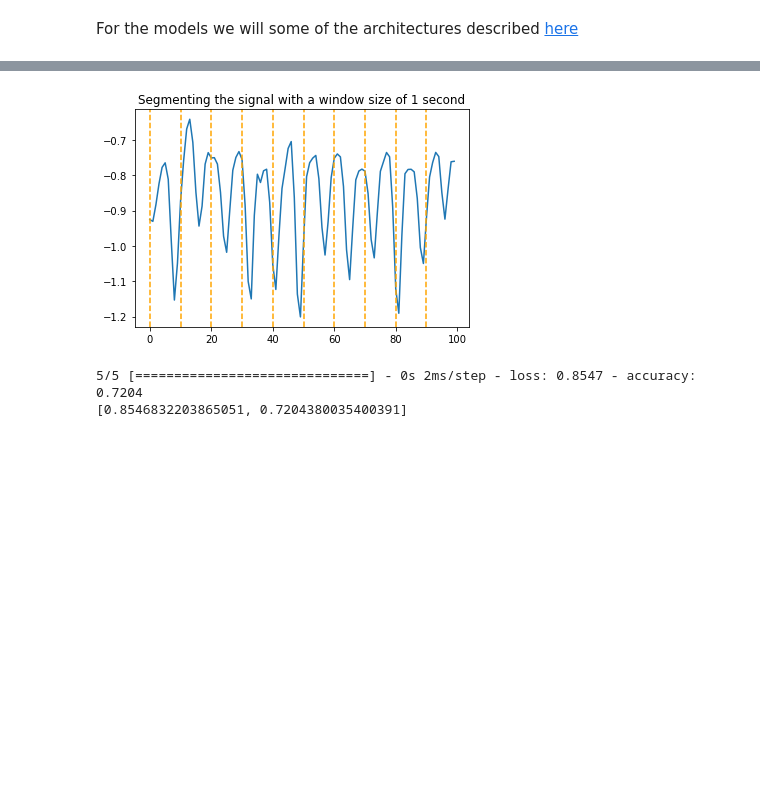
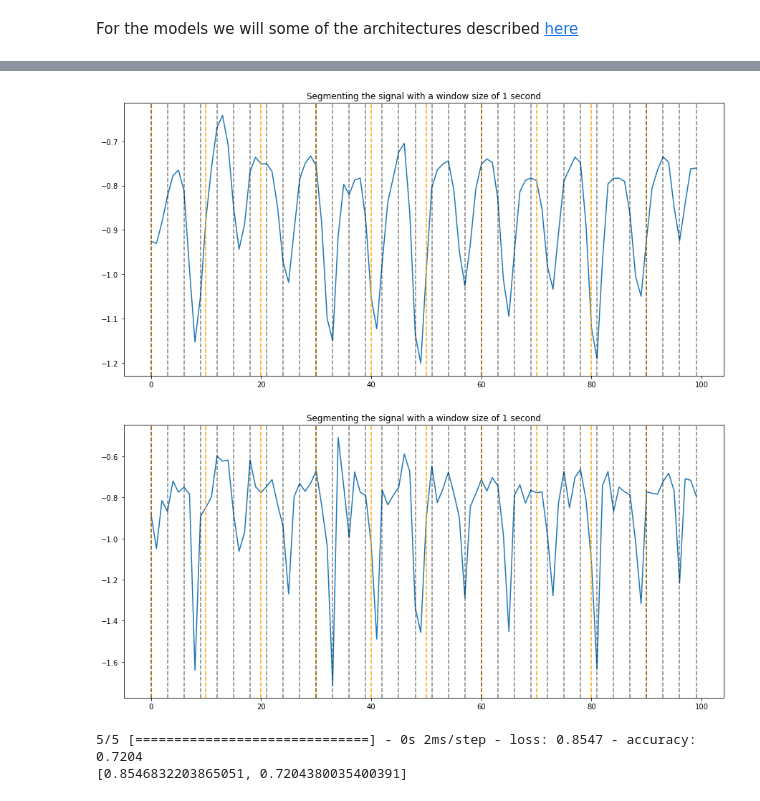
Before and after one commit to EnkrateiaLucca/stepsDetector, a Jupyter notebook: Lucas_Ivo_class_2_data_prep_and_model_fitting.ipynb, the cells around one changed output, grey strips where cells are left out. Drawn from its saved outputs; the diff is of its cells as text; code cells hidden in the pictures; blank space fills up the shorter version.

```diff
--- a/Lucas_Ivo_class_2_data_prep_and_model_fitting.ipynb
+++ b/Lucas_Ivo_class_2_data_prep_and_model_fitting.ipynb
@@ -108,14 +119,36 @@ The autoreload extension is already loaded. To reload it, use:
 # %%
-# Visualizing the segment windows with vertical lines in the original
+10# Visualizing the segment windows with vertical lines in the original
 # smoothed signal
+window_size = 10
+window_size_students = 3
 fig, ax = plt.subplots()
+# change figure size to 15,7
+fig.set_size_inches(15,7)
 ax.plot(x_train.ravel()[:100], label="smoothed data")
 for i in range(0,100,window_size):
     ax.axvline(x=i, color='orange', linestyle='--')
+
+for i in range(0,100,window_size_students):
+    ax.axvline(x=i, color='black', linestyle='--', alpha=0.5)
+
 plt.title("Segmenting the signal with a window size of 1 second")
 plt.show()
+
+fig, ax = plt.subplots()
+# change figure size to 15,7
+fig.set_size_inches(15,7)
+ax.plot(df_x["AccZAxis"][:100], label="smoothed data")
+for i in range(0,100,window_size):
+    ax.axvline(x=i, color='orange', linestyle='--')
+
+for i in range(0,100,window_size_students):
+    ax.axvline(x=i, color='black', linestyle='--', alpha=0.5)
+
+plt.title("Segmenting the signal with a window size of 1 second")
+plt.show()
 # %% [output]
-[figure, old version]
+[figure, new version]
+[figure, added]
 # %%
 from models import *
 
```
Also changed, not shown: parts of 1 cell of this notebook, 1 other file.
